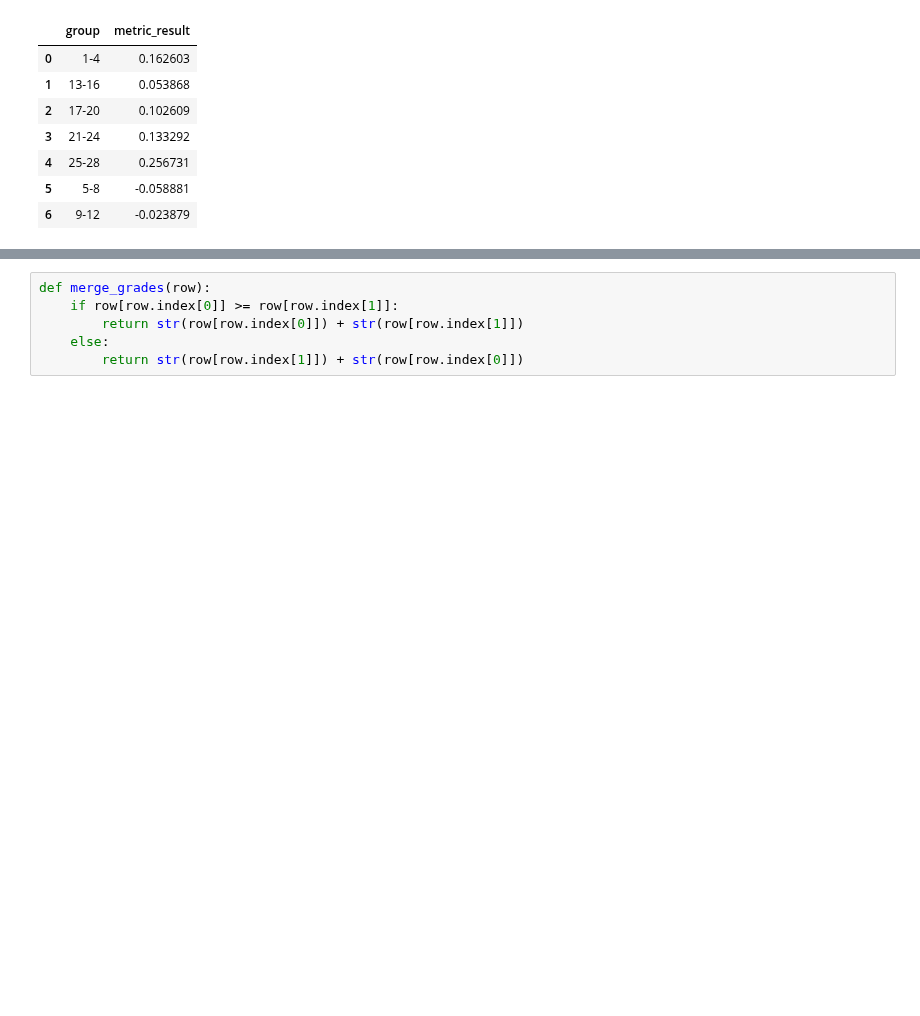
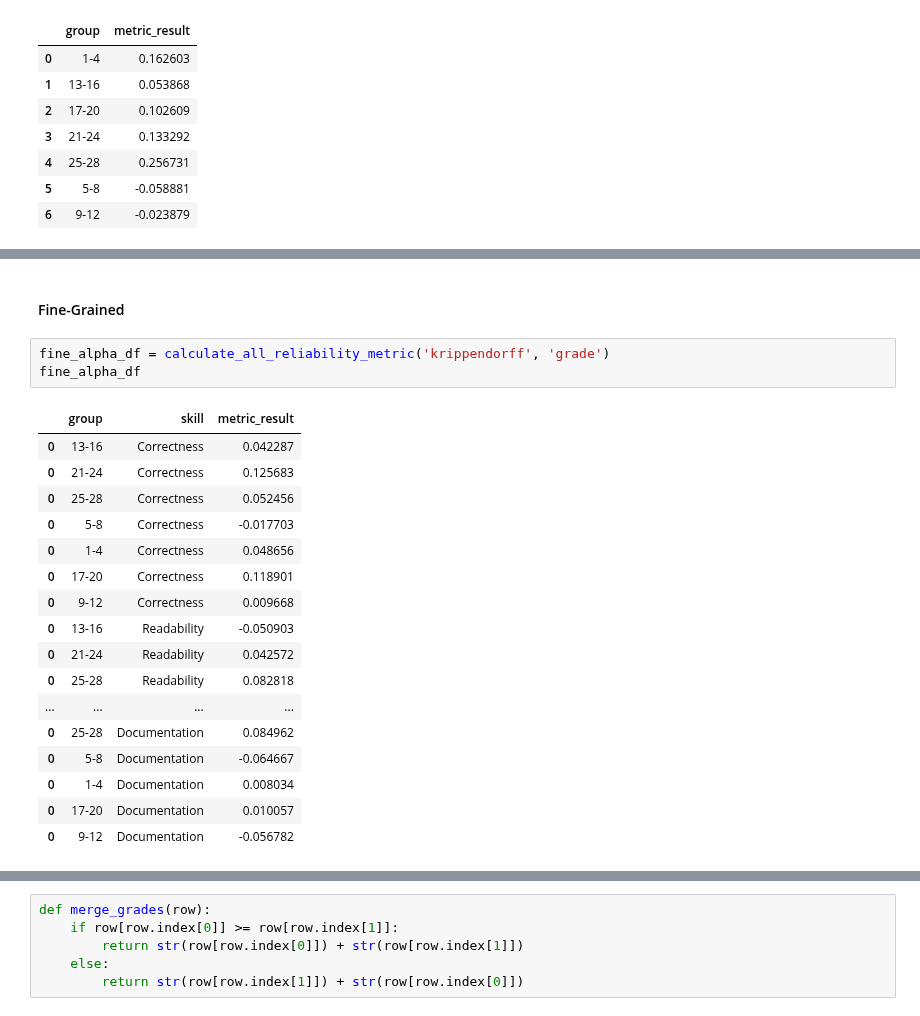
Before and after one commit to m-messer/Consistency_In_Grading_Analysis, a Jupyter notebook: grades_analysis.ipynb, the cells around one changed output, grey strips where cells are left out. Drawn from its saved outputs; the diff is of its cells as text; blank space fills up the shorter version.

```diff
--- a/grades_analysis.ipynb
+++ b/grades_analysis.ipynb
@@ -283,0 +255,23 @@ calculate_krippendorrf_alpha('Correctness', '1-4', 'grade')
+# %% [markdown]
+#### Fine-Grained
+# %%
+fine_alpha_df = calculate_all_reliability_metric('krippendorff', 'grade')
+fine_alpha_df
+# %% [output]
+|  | group | skill | metric_result |
+| 0 | 13-16 | Correctness | 0.042287 |
+| 0 | 21-24 | Correctness | 0.125683 |
+| 0 | 25-28 | Correctness | 0.052456 |
+| 0 | 5-8 | Correctness | -0.017703 |
+| 0 | 1-4 | Correctness | 0.048656 |
+| 0 | 17-20 | Correctness | 0.118901 |
+| 0 | 9-12 | Correctness | 0.009668 |
+| 0 | 13-16 | Readability | -0.050903 |
+| 0 | 21-24 | Readability | 0.042572 |
+| 0 | 25-28 | Readability | 0.082818 |
+| ... | ... | ... | ... |
+| 0 | 25-28 | Documentation | 0.084962 |
+| 0 | 5-8 | Documentation | -0.064667 |
+| 0 | 1-4 | Documentation | 0.008034 |
+| 0 | 17-20 | Documentation | 0.010057 |
+| 0 | 9-12 | Documentation | -0.056782 |
```
Also changed, not shown: parts of 14 cells of this notebook.
